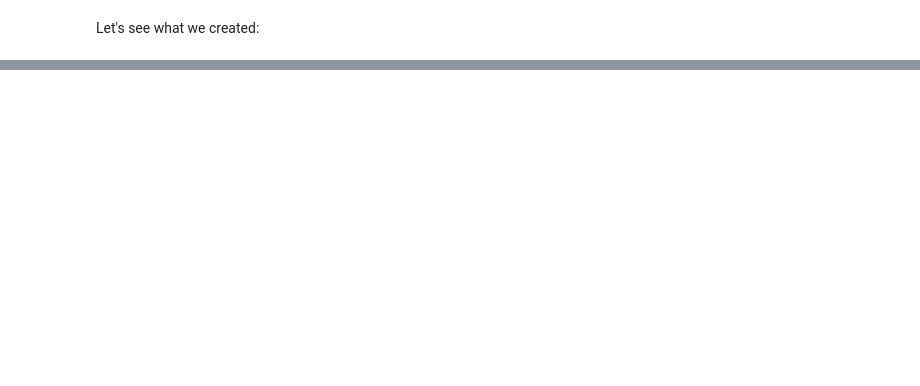
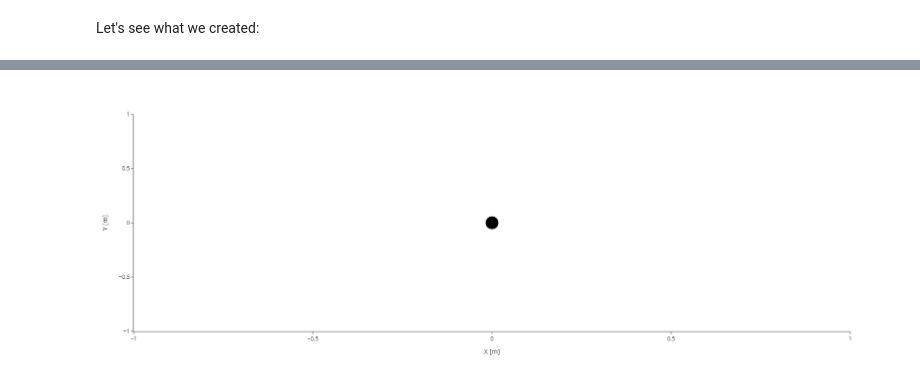
Before and after one commit to pone-software/ananke, a Jupyter notebook: notebooks/01_work_with_detectors.ipynb, the cells around one changed output, grey strips where cells are left out. Drawn from its saved outputs; the diff is of its cells as text; code cells hidden in the pictures; blank space fills up the shorter version.

```diff
--- a/notebooks/01_work_with_detectors.ipynb
+++ b/notebooks/01_work_with_detectors.ipynb
@@ -240,0 +238,30 @@ fig2.show()
+# %%
+import plotly.express as px
+
+string_locations = detector.string_locations.df[["x", "y"]].drop_duplicates()
+string_locations['size'] = 5
+
+fig = px.scatter(x=string_locations.to_numpy()[:,0], y=string_locations.to_numpy()[:,1], color_discrete_sequence=['black'], size=string_locations['size'], opacity=1,labels={
+                     "x": "X [m]",
+                     "y": "Y [m]"
+                 })
+
+camera = dict(
+    eye=dict(x=1, y=2, z=0.1)
+)
+
+fig.update_layout(
+    autosize=False,
+    width=600,
+    height=600,
+    template='simple_white',
+    scene=go.layout.Scene(
+        xaxis=go.layout.scene.XAxis(title='x [m]'),
+        yaxis=go.layout.scene.YAxis(title='y [m]')
+    ),
+    #plot_bgcolor= '#fff'
+)
+fig.write_image(configuration['geometry']['type'] + '_top.png', scale=2)
+fig
+# %% [output]
+[figure, added]
```
Also changed, not shown: parts of 7 cells of this notebook, 10 other files.
